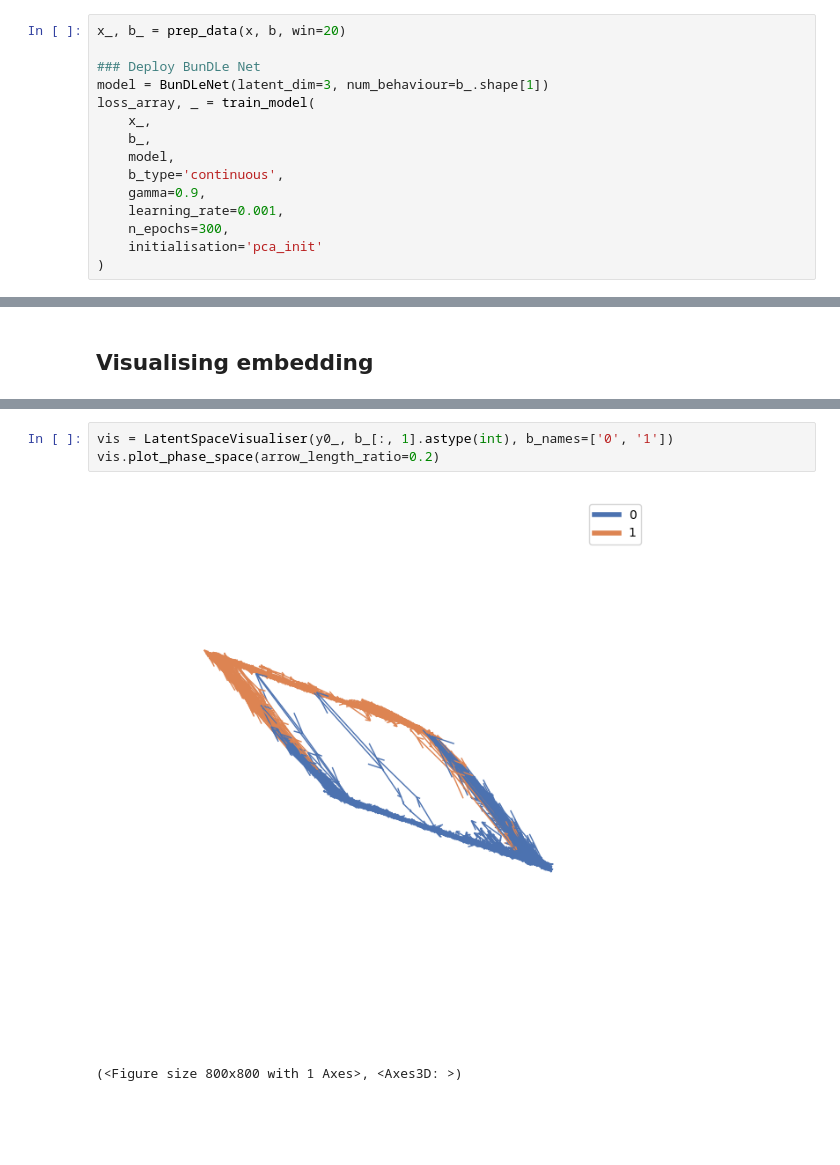
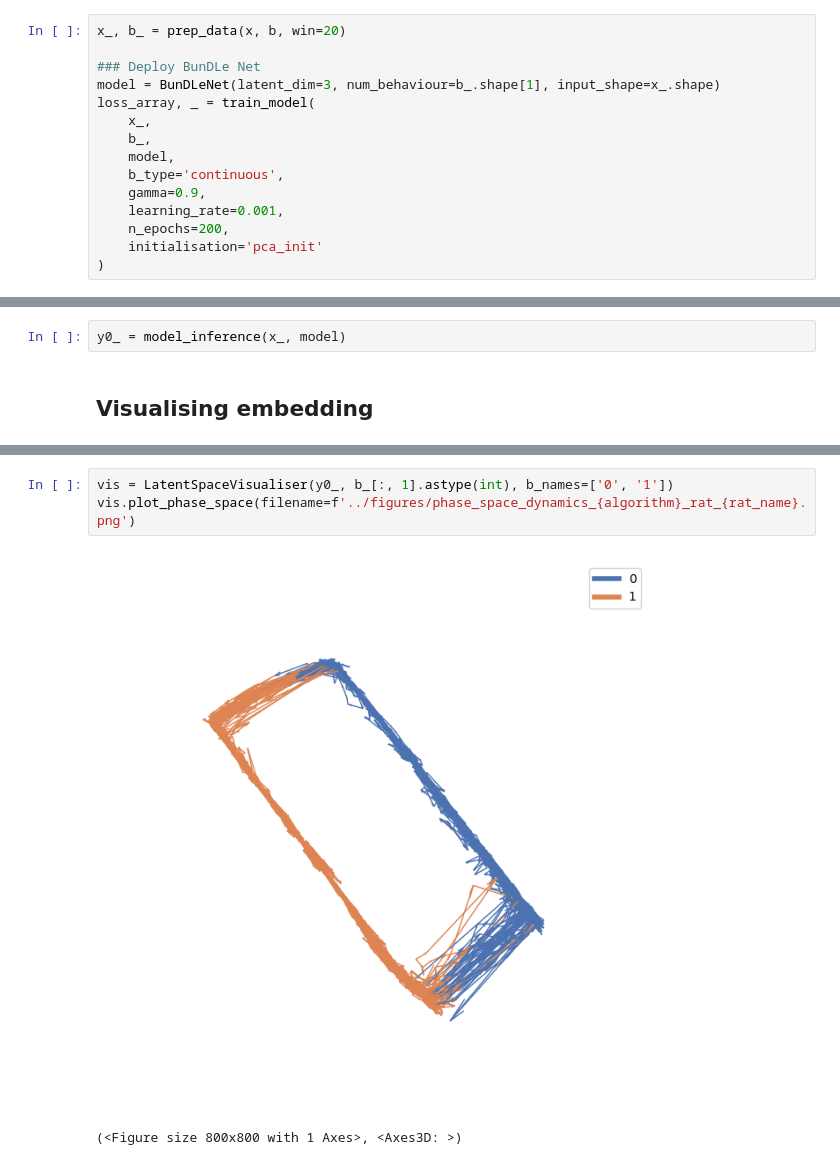
Before and after one commit to neuroinformatics-uni-vienna/NC-MCM, a Jupyter notebook: demos/bundlenet_on_continuous_behaviour_rat_hippocampus.ipynb, the cells around one changed output, grey strips where cells are left out. Drawn from its saved outputs; the diff is of its cells as text; blank space fills up the shorter version.

```diff
--- a/demos/bundlenet_on_continuous_behaviour_rat_hippocampus.ipynb
+++ b/demos/bundlenet_on_continuous_behaviour_rat_hippocampus.ipynb
@@ -19,7 +23,7 @@ x, b = data['x'], data['b']
 x_, b_ = prep_data(x, b, win=20)
 
 ### Deploy BunDLe Net
-model = BunDLeNet(latent_dim=3, num_behaviour=b_.shape[1])
+model = BunDLeNet(latent_dim=3, num_behaviour=b_.shape[1], input_shape=x_.shape)
 loss_array, _ = train_model(
     x_,
     b_,
@@ -27,6 +31,6 @@ loss_array, _ = train_model(
     b_type='continuous',
     gamma=0.9,
     learning_rate=0.001,
-    n_epochs=300,
+    n_epochs=200,
     initialisation='pca_init'
 )
@@ -52,3 +51,5 @@ y0_ = model.tau(x_[:,0]).numpy()
+# %%
+y0_ = model_inference(x_, model)
 # %% [markdown]
 ## Visualising embedding
 # %%
@@ -63,6 +64,6 @@ plt.show()
 # %%
 vis = LatentSpaceVisualiser(y0_, b_[:, 1].astype(int), b_names=['0', '1'])
-vis.plot_phase_space(arrow_length_ratio=0.2)
+vis.plot_phase_space(filename=f'../figures/phase_space_dynamics_{algorithm}_rat_{rat_name}.png')
 # %% [output]
-[figure, old version]
+[figure, new version]
 (<Figure size 800x800 with 1 Axes>, <Axes3D: >)
```
Also changed, not shown: parts of 6 cells of this notebook, 6 other files.
